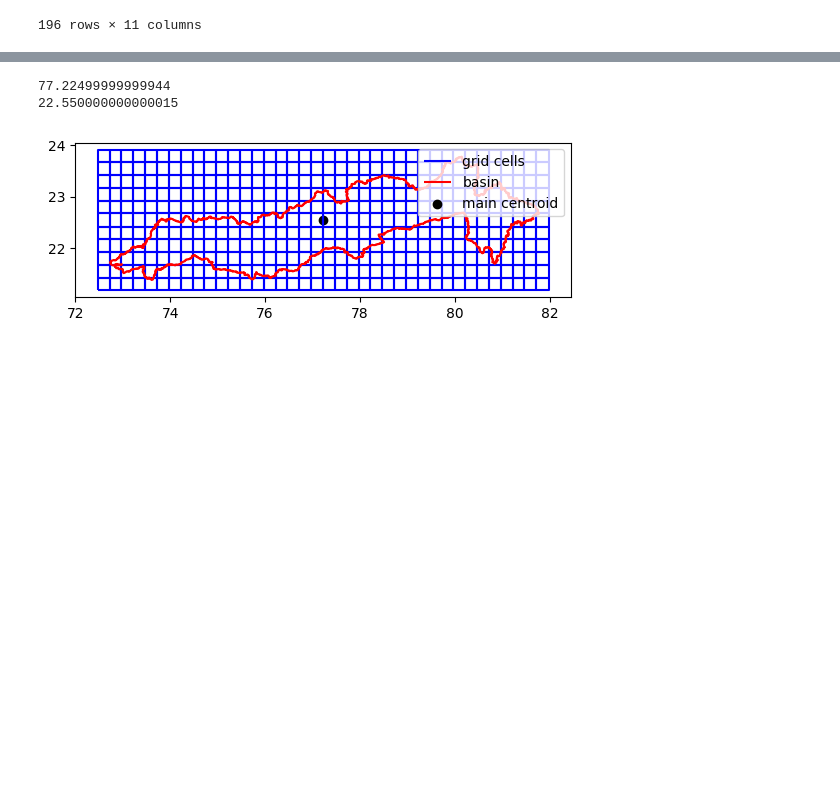
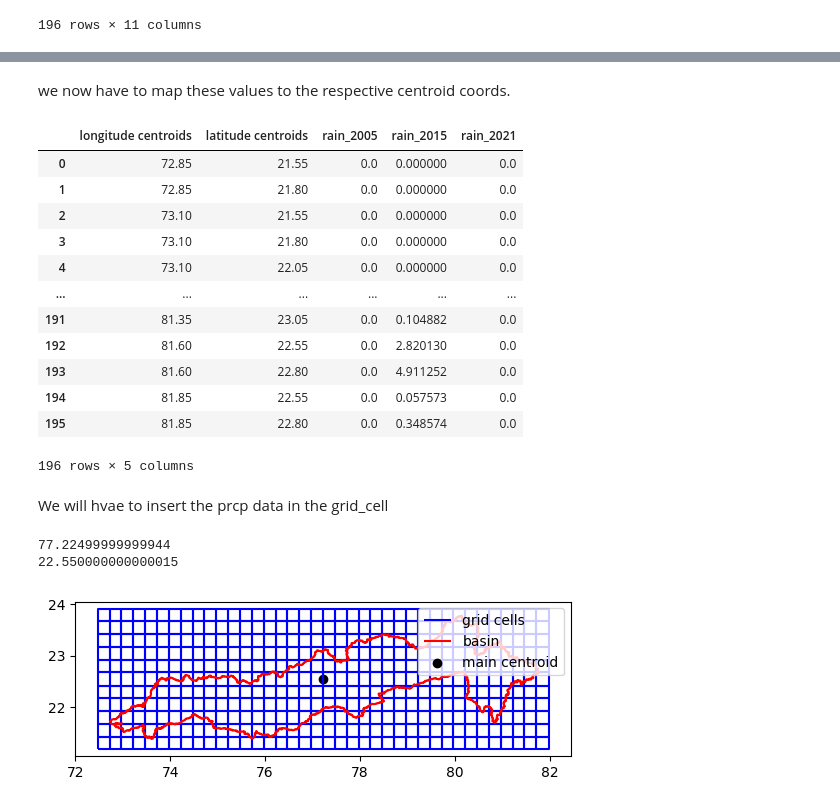
Before and after one commit to sonjaove/ML-hands-on, a Jupyter notebook: crop_the_data (1).ipynb, the cells around one changed output, grey strips where cells are left out. Saved outputs shown, nothing was run; the diff lists cells and outputs as text; code cells hidden in the pictures; blank space fills up the shorter version.

Commit message:
Please enter the commit message for your changes. Lines starting  '#' will be ignored, and an empty message aborts the commit. area to be corrected complete

```diff
--- a/crop_the_data (1).ipynb
+++ b/crop_the_data (1).ipynb
@@ -469,0 +505,20 @@ grid_cell
+# %%
+prcp_points= np.column_stack((lon.ravel(), lat.ravel()))
+# %%
+def interpolate(coords,year,method_used):
+    #entered coords must be upto accurcay of only 1 digit after the decimal.
+    import scipy.interpolate as sci
+    if year==2005:
+        prcp_values_flat=precipitation['2005'].flatten()
+    elif year==2015:
+         prcp_values_flat=precipitation['2015'].flatten()
+    elif year==2021:
+         prcp_values_flat=precipitation['2021'].flatten()
+    if method_used=='linear' or method_used=='bilinear':
+        if method_used=='bilinear':
+            return sci.griddata(prcp_points,prcp_values_flat,coords,method='nearest')
+        else:
+            return sci.griddata(prcp_points,prcp_values_flat,coords,method='linear')
+    else :
+            inter=sci.NearestNDInterpolator(prcp_points,prcp_values_flat,rescale=False,tree_options=None)
+            return inter(coords)
@@ -469,0 +604,4 @@ grid_cell
+# %%
+intersecting_cells['prcp_2005']=interpolate(rain_coords,2005,'bilinear')
+intersecting_cells['prcp_2015']=interpolate(rain_coords,2015,'bilinear')
+intersecting_cells['prcp_2021']=interpolate(rain_coords,2021,'bilinear')
@@ -470,3 +624,37 @@ grid_cell
+# %%
+# Performing the actual process.
+def calculate_rain(df,year):
+    prcp=[]
+    for i,j in zip(df['intersection_area'], df[f'prcp_{year}']):
+        const=j/A
+        prcp.append(const*i)
+    return prcp
+# %% [markdown]
+we now have to map these values to the respective centroid coords.
+# %%
+# These are centroids, to which we are mapping the rain on the centroid coords.
+rain_coords['rain_2005']=calculate_rain(intersecting_cells,2005)
+rain_coords['rain_2015']=calculate_rain(intersecting_cells,2015)
+rain_coords['rain_2021']=calculate_rain(intersecting_cells,2021)
+rain_coords.rename(columns={0:'longitude centroids'}, inplace=True)
+rain_coords.rename(columns={1:'latitude centroids'}, inplace=True)
+rain_coords
+# %% [output]
+|  | longitude centroids | latitude centroids | rain_2005 | rain_2015 | rain_2021 |
+| 0 | 72.85 | 21.55 | 0.0 | 0.000000 | 0.0 |
+| 1 | 72.85 | 21.80 | 0.0 | 0.000000 | 0.0 |
+| 2 | 73.10 | 21.55 | 0.0 | 0.000000 | 0.0 |
+| 3 | 73.10 | 21.80 | 0.0 | 0.000000 | 0.0 |
+| 4 | 73.10 | 22.05 | 0.0 | 0.000000 | 0.0 |
+| ... | ... | ... | ... | ... | ... |
+| 191 | 81.35 | 23.05 | 0.0 | 0.104882 | 0.0 |
+| 192 | 81.60 | 22.55 | 0.0 | 2.820130 | 0.0 |
+| 193 | 81.60 | 22.80 | 0.0 | 4.911252 | 0.0 |
+| 194 | 81.85 | 22.55 | 0.0 | 0.057573 | 0.0 |
+| 195 | 81.85 | 22.80 | 0.0 | 0.348574 | 0.0 |
+196 rows × 5 columns
+# %% [markdown]
+We will hvae to insert the prcp data in the grid_cell
 # %%
 main_centorid_lon=0.0
 main_centorid_lat=0.0
```
Also changed, not shown: parts of 27 cells of this notebook.
